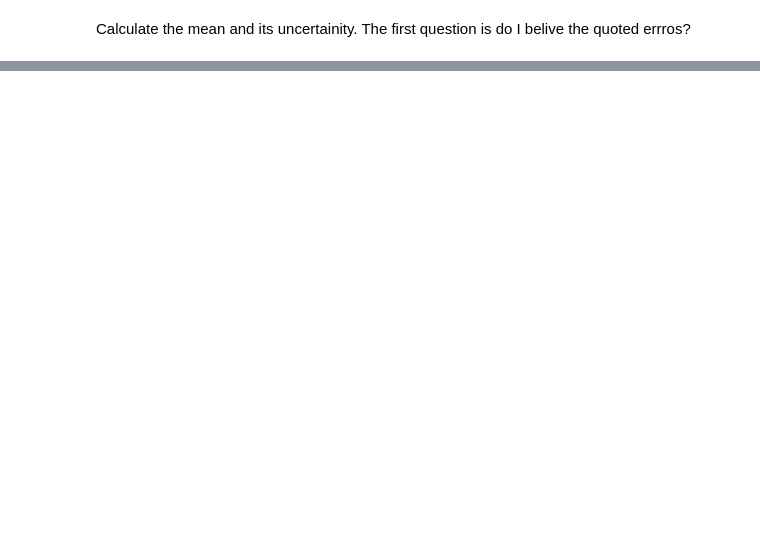
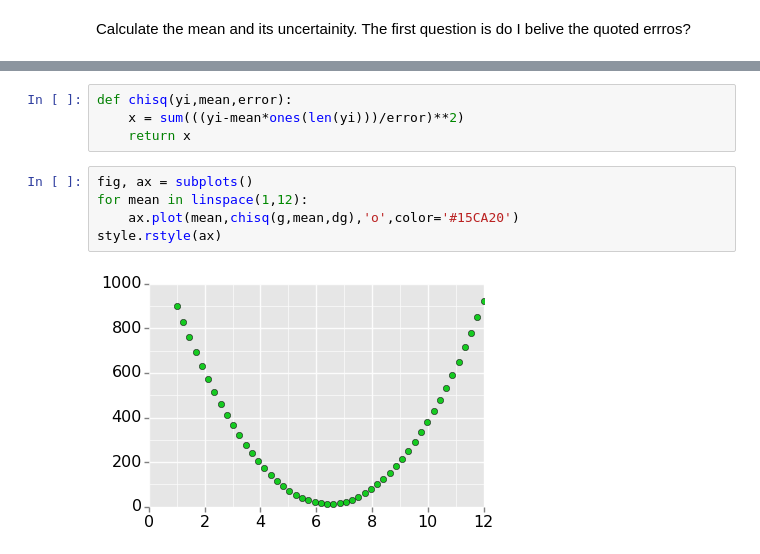
Before and after one commit to giulioungaretti/stats2013, a Jupyter notebook: ProblemSet/2.1.ipynb, the cells around one changed output, grey strips where cells are left out. Cells and saved outputs as stored; diff of their text form; blank space fills up the shorter version.

```diff
--- a/ProblemSet/2.1.ipynb
+++ b/ProblemSet/2.1.ipynb
@@ -27,0 +94,11 @@ sqrt(1/(sum(1/(dg **2 ))))
+# %%
+def chisq(yi,mean,error):
+    x = sum(((yi-mean*ones(len(yi)))/error)**2)
+    return x
+# %%
+fig, ax = subplots()
+for mean in linspace(1,12):
+    ax.plot(mean,chisq(g,mean,dg),'o',color='#15CA20')
+style.rstyle(ax)
+# %% [output]
+[figure, added]
```
Also changed, not shown: parts of 22 cells of this notebook, 3 other files.
